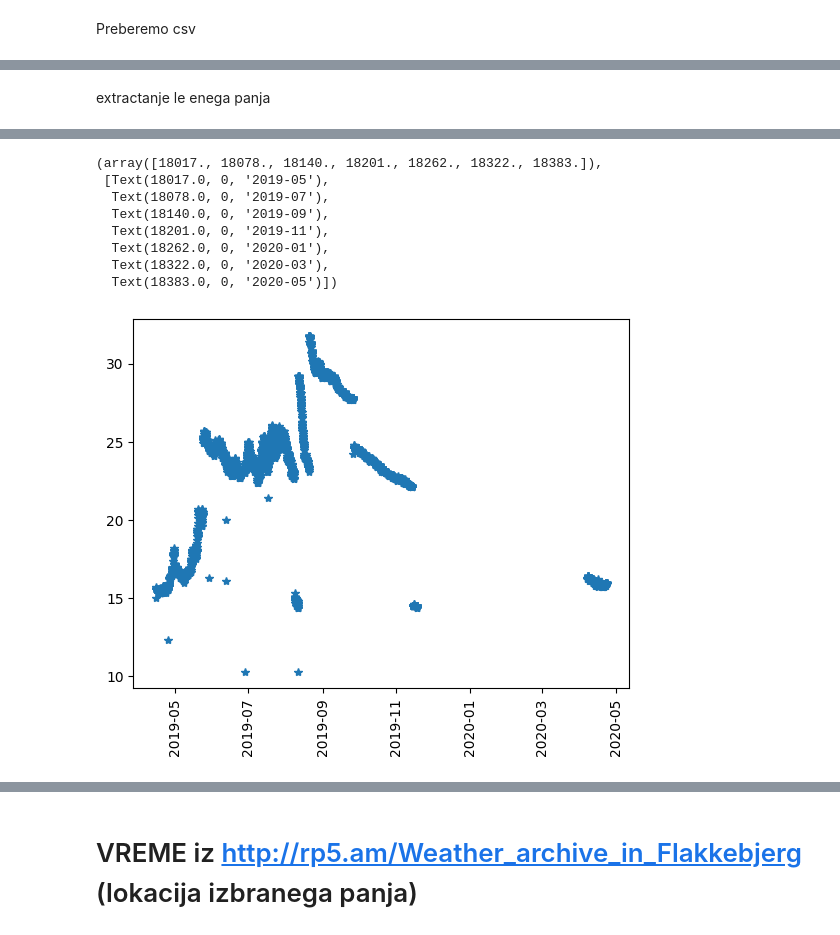
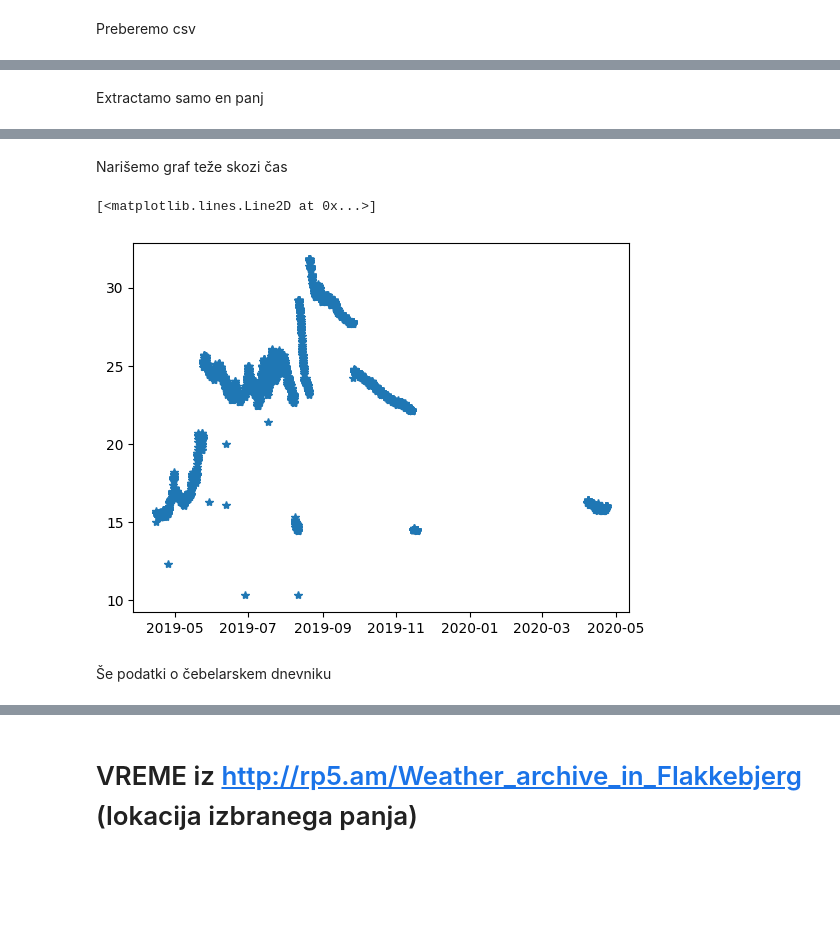
Before and after one commit to borbregant/cebelice, a Jupyter notebook: uvoz.ipynb, the cells around one changed output, grey strips where cells are left out. Cells and saved outputs as stored; diff of their text form; code cells hidden in the pictures; blank space fills up the shorter version.

```diff
--- a/uvoz.ipynb
+++ b/uvoz.ipynb
@@ -70,5 +53,5 @@ panj.head()
-# %% [markdown]
-extractanje le enega panja
+# %% [markdown]
+Extractamo samo en panj
 # %%
 panj = panj.loc[panj['siteNo'] == 3]
 panj = panj.loc[panj['hiveNo'] == 1]
@@ -81,19 +64,15 @@ panj.head()
 | 151244 | CW207715 | 3 | 1 | NaN | 4 | Colony weight | Automatic recording | 24.7 | G167A | Kilogram | ... |
 | 151245 | CW207714 | 3 | 1 | NaN | 3 | Colony weight | Automatic recording | 24.7 | G167A | Kilogram | ... |
 | 151246 | CW207713 | 3 | 1 | NaN | 2 | Colony weight | Automatic recording | 24.7 | G167A | Kilogram | ... |
+# %% [markdown]
+Narišemo graf teže skozi čas
 # %%
 plt.plot(panj['date'], panj['resVal'], '*')
-plt.xticks(rotation='vertical')
 # %% [output]
-(array([18017., 18078., 18140., 18201., 18262., 18322., 18383.]),
- [Text(18017.0, 0, '2019-05'),
-  Text(18078.0, 0, '2019-07'),
-  Text(18140.0, 0, '2019-09'),
-  Text(18201.0, 0, '2019-11'),
-  Text(18262.0, 0, '2020-01'),
-  Text(18322.0, 0, '2020-03'),
-  Text(18383.0, 0, '2020-05')])
+[<matplotlib.lines.Line2D at 0x...>]
-[figure, old version]
+[figure, new version]
+# %% [markdown]
+Še podatki o čebelarskem dnevniku
 # %%
 panj2 = pd.read_csv(r'./data/Table_IV_Colony_management.csv')
 # %%
```
Also changed, not shown: parts of 23 cells of this notebook.
